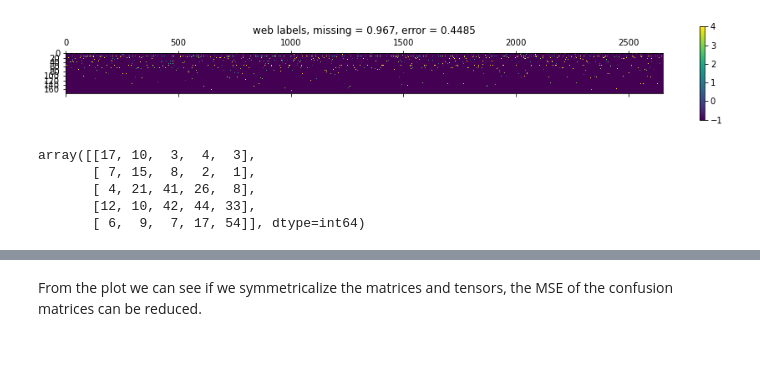
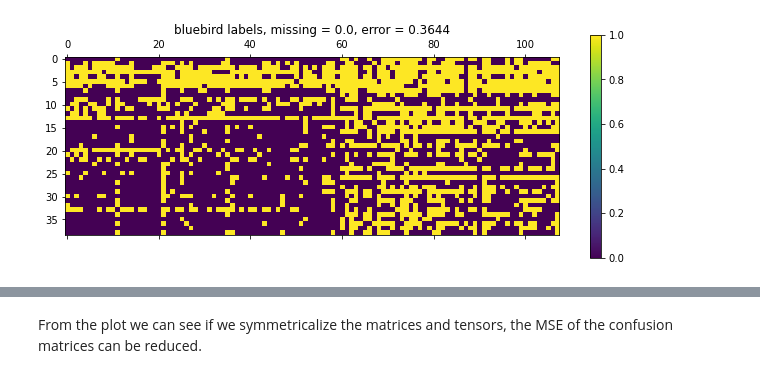
Before and after one commit to azurechen97/Spectral-methods-meet-EM, a Jupyter notebook: test3.ipynb, the cells around one changed output, grey strips where cells are left out. Cells and saved outputs as stored; diff of their text form; code cells hidden in the pictures; blank space fills up the shorter version.

```diff
--- a/test3.ipynb
+++ b/test3.ipynb
@@ -4,8 +4,8 @@ from utils import *
 import pandas as pd
 from sklearn.metrics import confusion_matrix
 
-data = pd.read_table("data/web_crowd.txt", header=None)
-truth = pd.read_table("data/web_truth.txt", header=None)
+data = pd.read_table("data/bluebird_crowd.txt", header=None)
+truth = pd.read_table("data/bluebird_truth.txt", header=None)
 # %%
 import matplotlib.pyplot as plt
 # %%
@@ -57,9 +129,9 @@ array([[1053,  282,  149,  151,  251],
 # %%
 plt.matshow(labels[:,ranking])
-plt.title("web labels, missing = "+str(np.round(missing, 4)) +
+plt.title("bluebird labels, missing = "+str(np.round(missing, 4)) +
           ", error = "+str(np.round(error, 4)))
 plt.colorbar()
-plt.savefig("pic/web_labels.png", dpi=300)
+plt.savefig("pic/bluebird_labels.png", dpi=300)
 plt.show()
 # %% [output]
-[figure, old version]
+[figure, new version]
@@ -76,8 +137,0 @@ C = confusion_matrix(truth_new[1], pred_new[2]).T
-# %%
-confusion_matrix(truth_new[1], pred_new[2]).T
-# %% [output]
-array([[17, 10,  3,  4,  3],
-       [ 7, 15,  8,  2,  1],
-       [ 4, 21, 41, 26,  8],
-       [12, 10, 42, 44, 33],
-       [ 6,  9,  7, 17, 54]], dtype=int64)
```
Also changed, not shown: parts of 43 cells of this notebook, 20 other files.
